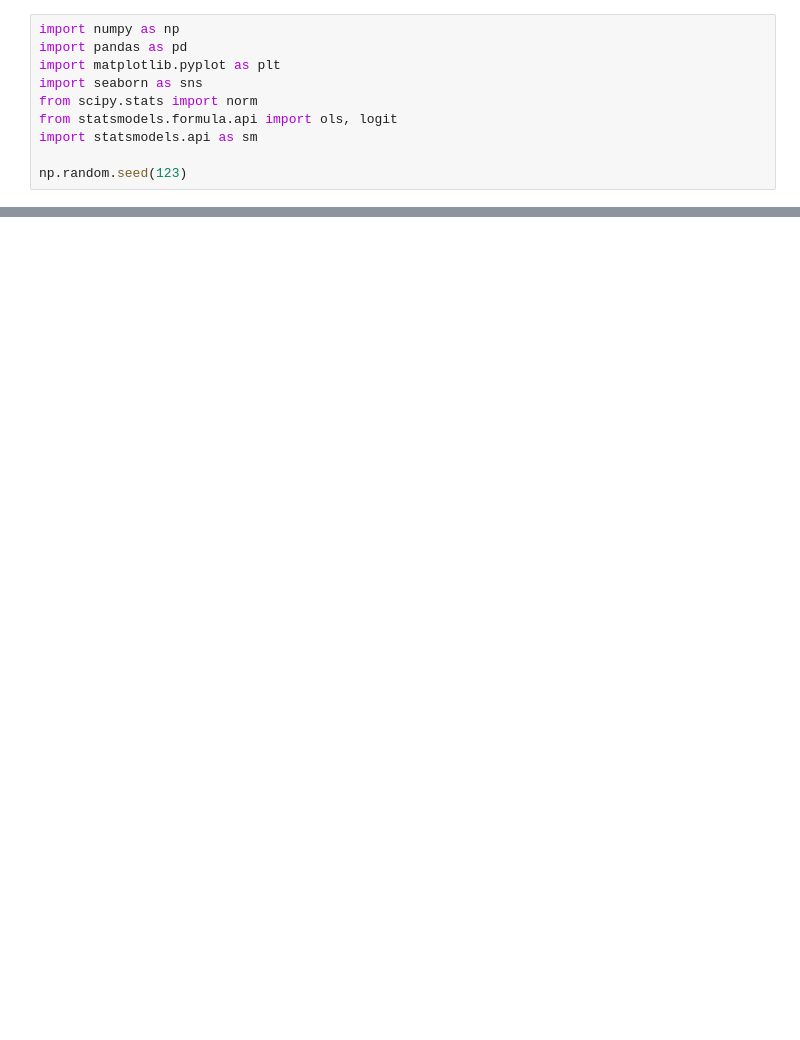
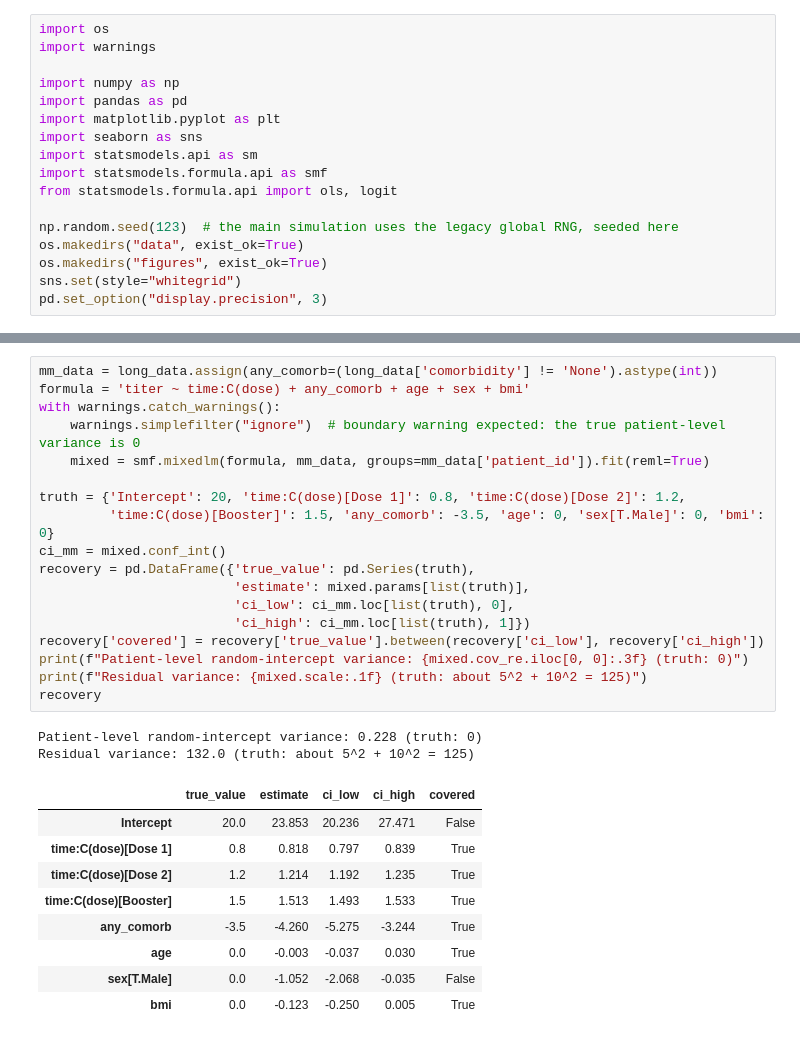
Before and after one commit to lukahere007/Vaccine-Simulation-Python, a Jupyter notebook: Vaccine_response_simulation.ipynb, the cells around one changed output, grey strips where cells are left out. Saved outputs shown, nothing was run; the diff lists cells and outputs as text; blank space fills up the shorter version.

```diff
--- a/Vaccine_response_simulation.ipynb
+++ b/Vaccine_response_simulation.ipynb
@@ -3,10 +16,17 @@
 # %%
+import os
+import warnings
+
 import numpy as np
 import pandas as pd
 import matplotlib.pyplot as plt
 import seaborn as sns
-from scipy.stats import norm
+import statsmodels.api as sm
+import statsmodels.formula.api as smf
 from statsmodels.formula.api import ols, logit
-import statsmodels.api as sm
 
-np.random.seed(123)
+np.random.seed(123)  # the main simulation uses the legacy global RNG, seeded here
+os.makedirs("data", exist_ok=True)
+os.makedirs("figures", exist_ok=True)
+sns.set(style="whitegrid")
+pd.set_option("display.precision", 3)
@@ -136,0 +215,30 @@ These findings have both statistical and practical significance. Statistically,
+# %%
+mm_data = long_data.assign(any_comorb=(long_data['comorbidity'] != 'None').astype(int))
+formula = 'titer ~ time:C(dose) + any_comorb + age + sex + bmi'
+with warnings.catch_warnings():
+    warnings.simplefilter("ignore")  # boundary warning expected: the true patient-level variance is 0
+    mixed = smf.mixedlm(formula, mm_data, groups=mm_data['patient_id']).fit(reml=True)
+
+truth = {'Intercept': 20, 'time:C(dose)[Dose 1]': 0.8, 'time:C(dose)[Dose 2]': 1.2,
+         'time:C(dose)[Booster]': 1.5, 'any_comorb': -3.5, 'age': 0, 'sex[T.Male]': 0, 'bmi': 0}
+ci_mm = mixed.conf_int()
+recovery = pd.DataFrame({'true_value': pd.Series(truth),
+                         'estimate': mixed.params[list(truth)],
+                         'ci_low': ci_mm.loc[list(truth), 0],
+                         'ci_high': ci_mm.loc[list(truth), 1]})
+recovery['covered'] = recovery['true_value'].between(recovery['ci_low'], recovery['ci_high'])
+print(f"Patient-level random-intercept variance: {mixed.cov_re.iloc[0, 0]:.3f} (truth: 0)")
+print(f"Residual variance: {mixed.scale:.1f} (truth: about 5^2 + 10^2 = 125)")
+recovery
+# %% [output]
+Patient-level random-intercept variance: 0.228 (truth: 0)
+Residual variance: 132.0 (truth: about 5^2 + 10^2 = 125)
+|  | true_value | estimate | ci_low | ci_high | covered |
+| Intercept | 20.0 | 23.853 | 20.236 | 27.471 | False |
+| time:C(dose)[Dose 1] | 0.8 | 0.818 | 0.797 | 0.839 | True |
+| time:C(dose)[Dose 2] | 1.2 | 1.214 | 1.192 | 1.235 | True |
+| time:C(dose)[Booster] | 1.5 | 1.513 | 1.493 | 1.533 | True |
+| any_comorb | -3.5 | -4.260 | -5.275 | -3.244 | True |
+| age | 0.0 | -0.003 | -0.037 | 0.030 | True |
+| sex[T.Male] | 0.0 | -1.052 | -2.068 | -0.035 | False |
+| bmi | 0.0 | -0.123 | -0.250 | 0.005 | True |
```
Also changed, not shown: parts of 30 cells of this notebook, 8 other files.
